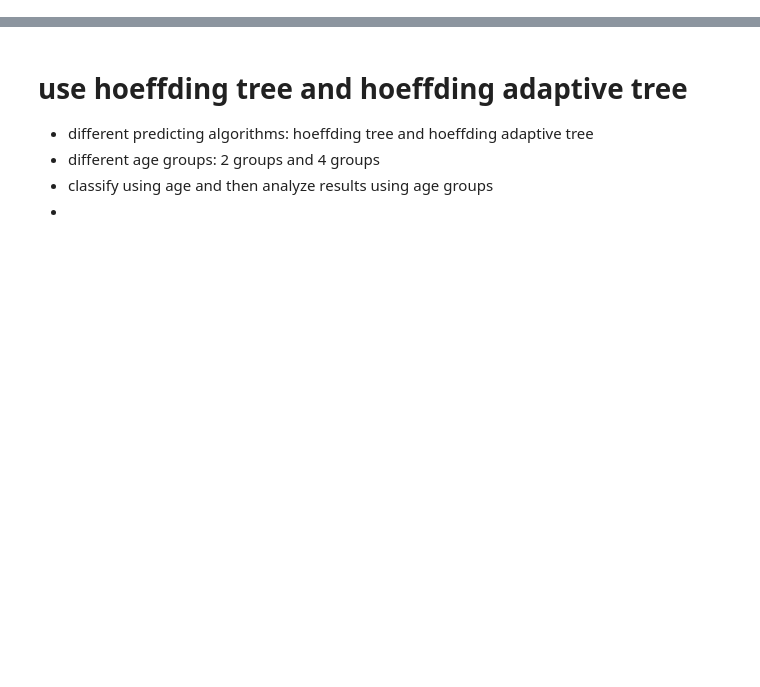
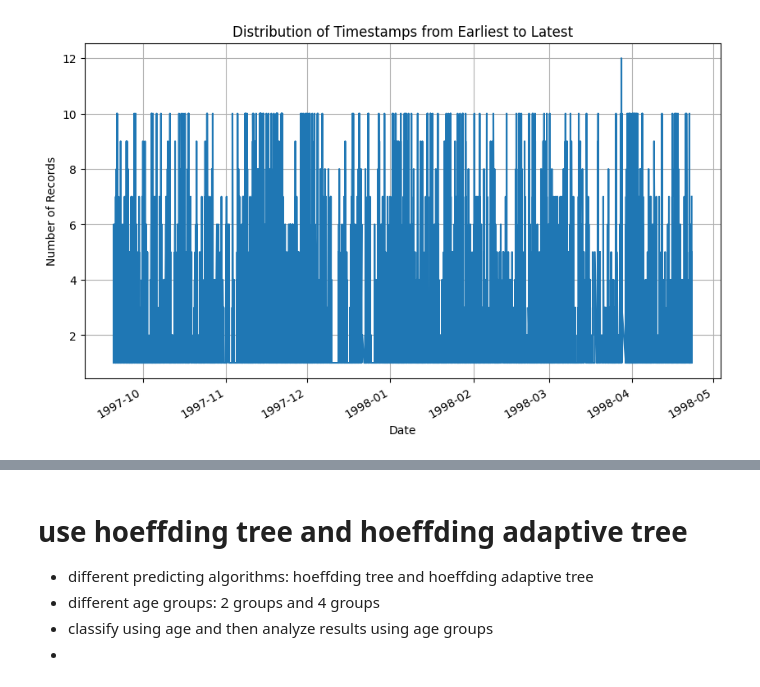
Before and after one commit to JinyangLi01/DFMonitor, a Jupyter notebook: experiments/movielens/river100K/Accuracy_diff/hoeffding_tree/river_movielens_predictions.ipynb, the cells around one changed output, grey strips where cells are left out. Cells and saved outputs as stored; diff of their text form; code cells hidden in the pictures; blank space fills up the shorter version.

```diff
--- a/experiments/movielens/river100K/Accuracy_diff/hoeffding_tree/river_movielens_predictions.ipynb
+++ b/experiments/movielens/river100K/Accuracy_diff/hoeffding_tree/river_movielens_predictions.ipynb
@@ -15,0 +18,28 @@ import numpy as np
+# %%
+import pandas as pd
+from river import datasets
+
+# Load the MovieLens 100K dataset
+dataset = datasets.MovieLens100K()
+
+# Convert the dataset to a pandas DataFrame
+data = []
+
+# The MovieLens100K dataset is iterable, so we can iterate over it
+for x, y in dataset:
+    data.append(x)
+
+# Convert the list to a pandas DataFrame
+df = pd.DataFrame(data)
+
+# Show the first few rows of the DataFrame
+print(df.head())
+
+# Convert the timestamp to a datetime format for easier analysis
+df['timestamp'] = pd.to_datetime(df['timestamp'], unit='ns')
+
+# Check if the timestamps are in ascending order
+is_ascending = df['timestamp'].is_monotonic_increasing
+
+# Output the result
+print(f"Are the timestamps in ascending order? {is_ascending}")
@@ -15,0 +64,18 @@ import numpy as np
+# %%
+import matplotlib.pyplot as plt
+
+# Group the timestamps by day, week, or month depending on your needs
+timestamp_distribution = df['timestamp'].value_counts().sort_index()
+
+# Plot the distribution
+import matplotlib.pyplot as plt
+
+plt.figure(figsize=(10, 6))
+timestamp_distribution.plot(kind='line')
+plt.xlabel('Date')
+plt.ylabel('Number of Records')
+plt.title('Distribution of Timestamps from Earliest to Latest')
+plt.grid(True)
+plt.show()
+# %% [output]
+[figure, added]
```
Also changed, not shown: parts of 6 cells of this notebook, 14 other files.
